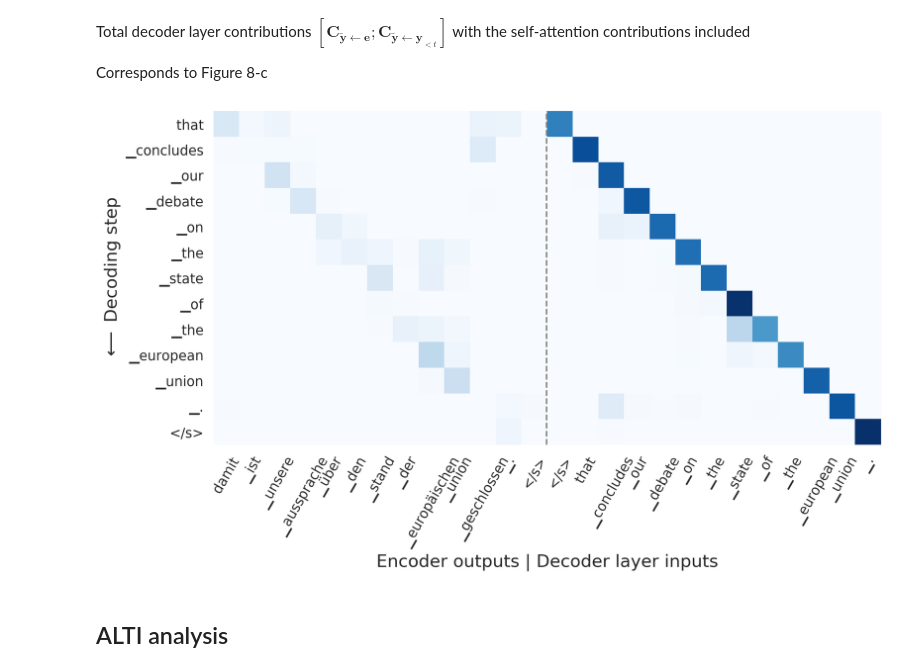
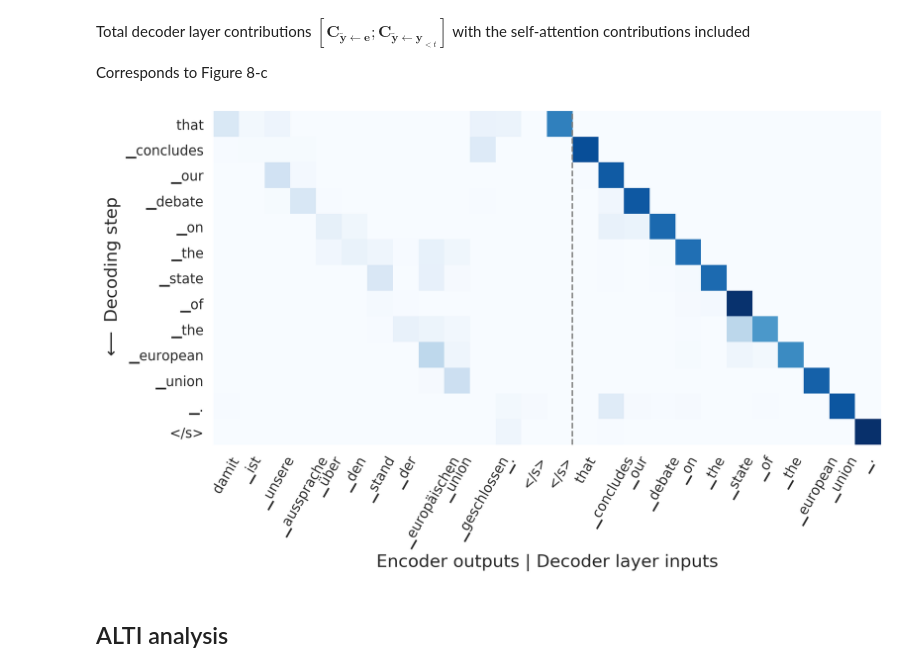
Before and after one commit to mt-upc/transformer-contributions-nmt, a Jupyter notebook: nmt_interpretability.ipynb, the cells around one changed output. Saved outputs shown, nothing was run; the diff lists cells and outputs as text; code cells hidden in the pictures.

```diff
--- a/nmt_interpretability.ipynb
+++ b/nmt_interpretability.ipynb
@@ -214,25 +213,25 @@ Corresponds to Figure 8-c
 # %%
 layer = 4
 self_dec_contributions = torch.squeeze(hub.get_contributions(src_tensor, tgt_tensor, 'l1', norm_mode='min_sum')['decoder.self_attn'])#encoder.self_attn
 cross_contributions = torch.squeeze(hub.get_contributions(src_tensor, tgt_tensor, 'l1', norm_mode='min_sum')['decoder.encoder_attn'])#encoder.self_attn
 cross_contributions_layer = cross_contributions[layer]
 
 self_dec_contributions_layer = (self_dec_contributions[layer].transpose(0,1)*cross_contributions_layer[:,-1]).transpose(0,1)
 cross_contributions_layer = cross_contributions_layer[:,:-1]
 final_cross_contributions = torch.cat((cross_contributions_layer,self_dec_contributions_layer),dim=1)
 final_cross_contributions_np = final_cross_contributions.detach().cpu().numpy()
 plt.figure(figsize=(15,6),dpi=200)
-df = pd.DataFrame(final_cross_contributions_np, columns = source_sentence + ['</s>'] + ['</s>'] + target_sentence, index = predicted_sentence + ['</s>'])
+df = pd.DataFrame(final_cross_contributions_np, columns = source_sentence + target_sentence, index = predicted_sentence)
 sns.set(font_scale=1.2)
 s = sns.heatmap(df,cmap="Blues",square=True, cbar=False)
 s.set_xlabel('Encoder outputs | Decoder layer inputs', fontsize=17)
 s.set_ylabel('$\longleftarrow$ Decoding step', fontsize=17)
 plt.xticks(rotation=60)
 plt.axvline(x = len(source_sentence)+0.98, lw=1.5, linestyle = '--', color = 'grey')# ymin = 0, ymax = 15
-src_len = len(source_sentence + ['</s>'])
-tgt_len = len(predicted_sentence + ['</s>'])
+src_len = len(source_sentence)
+tgt_len = len(predicted_sentence)
 # %% [output]
-[figure, old version]
+[figure, new version]
 # %% [markdown]
 ## ALTI analysis
 # %% [markdown]
```
Also changed, not shown: parts of 7 cells of this notebook, 12 other files.
